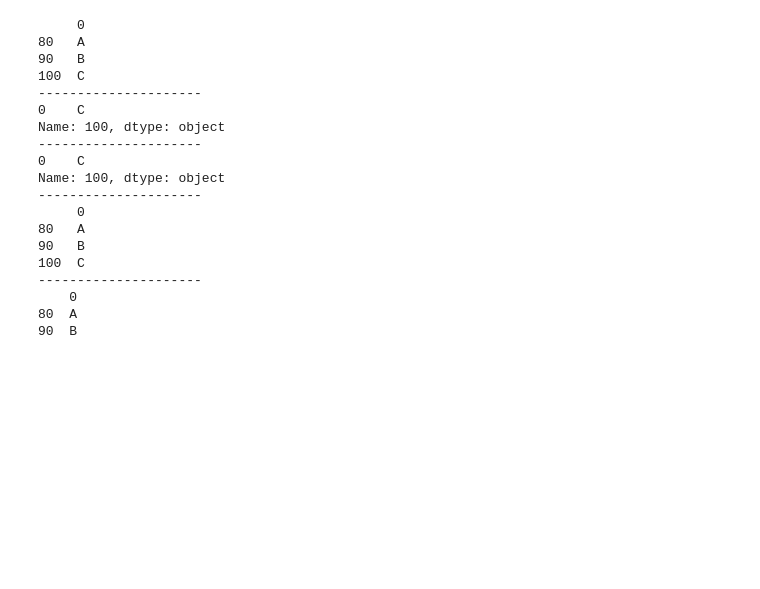
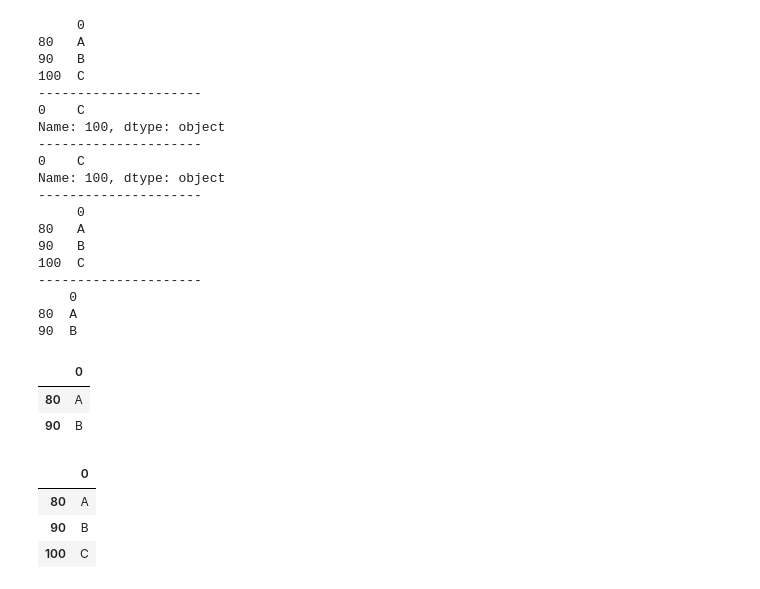
Before and after one commit to hkolgur/UOH, a Jupyter notebook: pandas_1.ipynb, the cells around one changed output. Saved outputs shown, nothing was run; the diff lists cells and outputs as text; code cells hidden in the pictures; blank space fills up the shorter version.

```diff
--- a/pandas_1.ipynb
+++ b/pandas_1.ipynb
@@ -224,3 +225,17 @@ Name: 100, dtype: object
     0
 80  A
 90  B
+# %%
+# what will be the output if you use loc and give a value that is in between 2 values of loc?
+df3.loc[:95] #It will display upto the value that is matched . Though 95 is not present, it will display all rows that has loc values <=95
+# %% [output]
+|  | 0 |
+| 80 | A |
+| 90 | B |
+# %%
+df3.loc[:100000] #this is also valid it will show all values less thatn 10k
+# %% [output]
+|  | 0 |
+| 80 | A |
+| 90 | B |
+| 100 | C |
```
Also changed, not shown: parts of 1 cell of this notebook.
